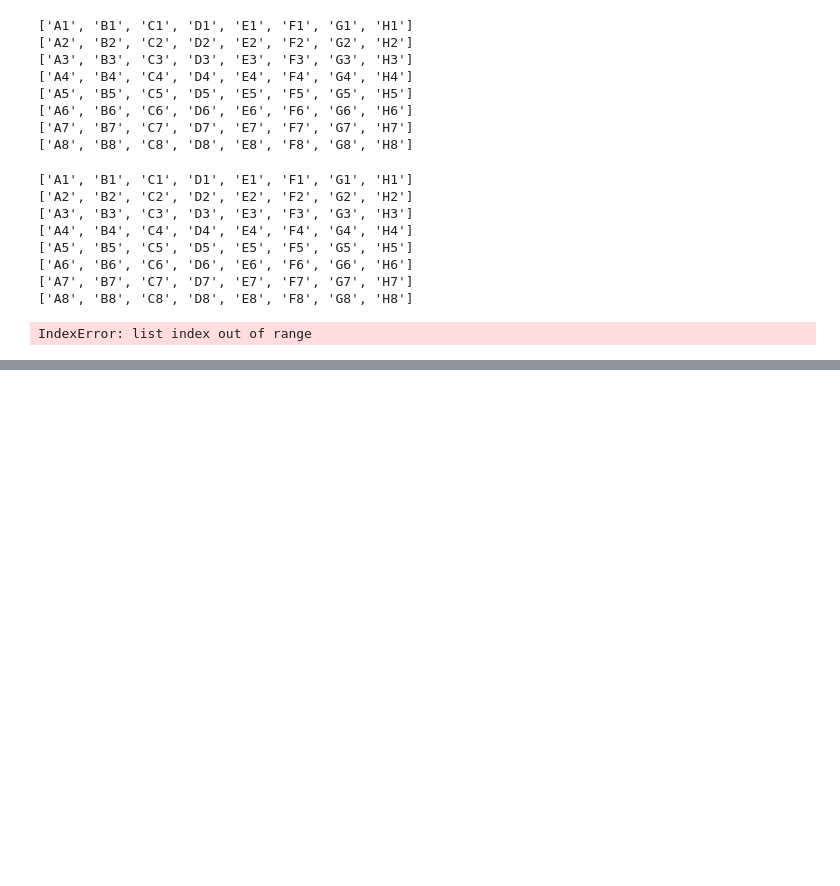
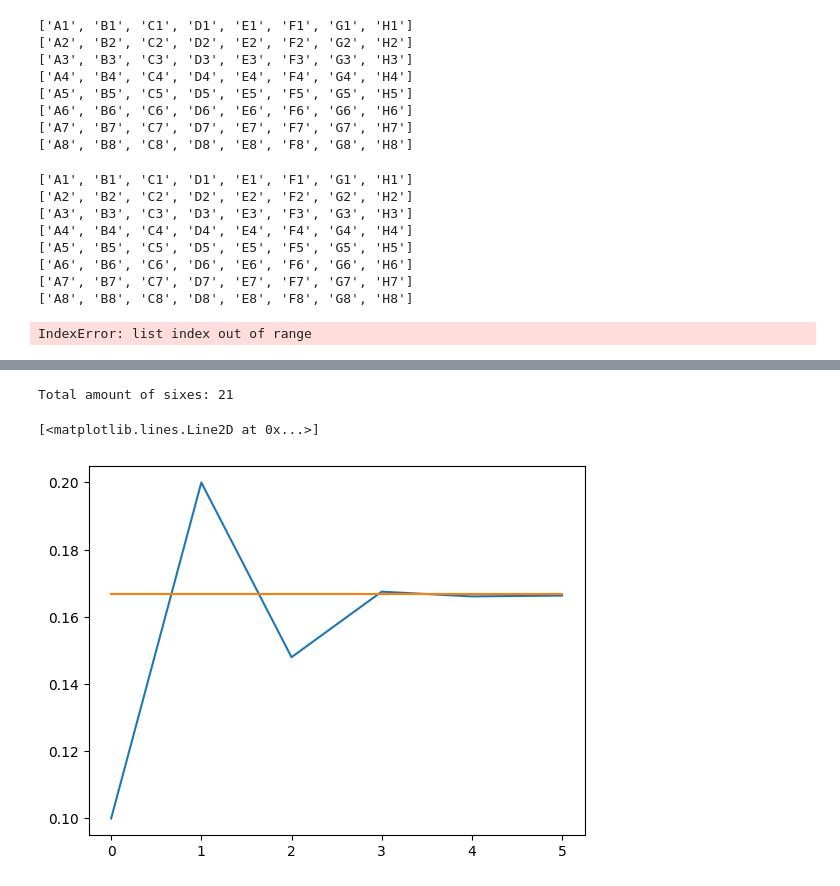
Before and after one commit to Andreas-Svensson/python, a Jupyter notebook: Exercises/E04-lists.ipynb, the cells around one changed output, grey strips where cells are left out. Drawn from its saved outputs; the diff is of its cells as text; code cells hidden in the pictures; blank space fills up the shorter version.

Commit message:
continued work on exercises

```diff
--- a/Exercises/E04-lists.ipynb
+++ b/Exercises/E04-lists.ipynb
@@ -177,0 +188,56 @@ IndexError: list index out of range
+# %%
+import random as rnd
+
+amount_rolls = 100
+sixes = 0
+
+for i in range(amount_rolls):
+    roll = rnd.randint(1,6)
+    if roll == 6:
+        sixes += 1
+
+print(f"Total amount of sixes: {sixes}")
+# %% [output]
+Total amount of sixes: 21
+# %%
+import matplotlib.pyplot as plt
+import random as rnd
+
+# calculates probability of n dice rolls, can take any amount of input dice rolls
+def calculate_probability(*amount_of_rolls):
+
+    sixes = 0 # used to store amount of sixes rolled
+    probability_list = [] # used to store calculated probability of each set of dice rolls
+
+    # for each set of dice rolls:
+    for number in amount_of_rolls:
+
+        # for each dice roll in that set:
+        for i in range(number):
+            dice = rnd.randint(1,6) # roll a dice
+            if dice == 6: # if dice rolls a 6:
+                sixes += 1  # add 1 to sixes
+
+        # when a set of dice rolls is completed:
+        probability = sixes / number # calculate probability based on dices that landed on 6 / total rolls for that set
+        probability_list.append(probability) # add calculated probability to probability list
+        sixes = 0 # reset sixes counter
+        # continue loop from the top until all sets of dice have been rolled
+
+    # return probability list containing calculated probability for each set once all sets are done
+    return probability_list
+
+# calling function 'calculate_probability' and storing returned values in a list
+my_dice_rolls = calculate_probability(10, 100, 1000, 10000, 100000, 1000000)
+
+# probability constant to compare probability results to
+probability_constant = [1/6 for index in my_dice_rolls]
+
+# plotting probability results
+plt.plot(my_dice_rolls)
+
+#plotting probability constant
+plt.plot(probability_constant)
+# %% [output]
+[<matplotlib.lines.Line2D at 0x...>]
+[figure, added]
```
Also changed, not shown: parts of 2 cells of this notebook.
